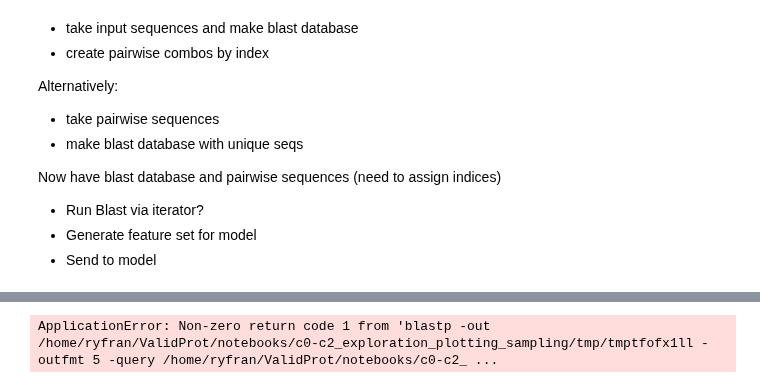
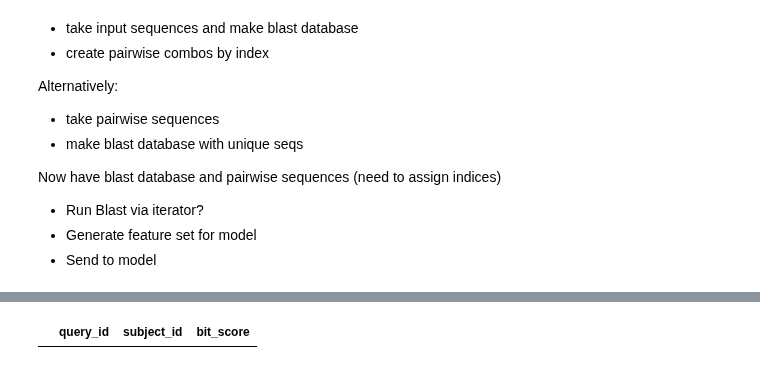
Before and after one commit to learn2therm/PairProphet, a Jupyter notebook: notebooks/c0-c2_exploration_plotting_sampling/OOP_wrapper.ipynb, the cells around one changed output, grey strips where cells are left out. Cells and saved outputs as stored; diff of their text form; code cells hidden in the pictures.

Commit message:
BLAST working but needs to be iterable.

```diff
--- a/notebooks/c0-c2_exploration_plotting_sampling/OOP_wrapper.ipynb
+++ b/notebooks/c0-c2_exploration_plotting_sampling/OOP_wrapper.ipynb
@@ -422,29 +219,4 @@ logger = logging.getLogger(__name__)
-# %%
-with BlastFiles(iter1, iter2) as (qname, sname, oname):
-    NcbiblastpCommandline(query=qname, db=sname, outfmt=5, out=oname, word_size=9, evalue=10000, max_target_seqs=100000)()
-    f = open(oname, 'r')
-    blast_result_records = NCBIXML.parse(f)
-    record1 = next(blast_result_records)
-    record2 = next(blast_result_records)
-
-    metrics = BlastMetrics(record2)
-    print(record2.query_length)
-
-    for m in [
-        'local_gap_compressed_percent_id',
-        'scaled_local_query_percent_id',
-        'scaled_local_symmetric_percent_id',
-        'local_E_value',
-        'query_align_start',
-        'query_align_end',
-        'subject_align_end',
-        'subject_align_start',
-        'query_align_len',
-        'query_align_cov',
-        'subject_align_len',
-        'subject_align_cov',
-        'bit_score'
-    ]:
-        print(metrics.compute_metric(m))
-# %% [output]
-ApplicationError: Non-zero return code 1 from 'blastp -out /home/ryfran/ValidProt/notebooks/c0-c2_exploration_plotting_sampling/tmp/tmptfofx1ll -outfmt 5 -query /home/ryfran/ValidProt/notebooks/c0-c2_ ...
+# %%
+metrics.compute_metric('bit_score')
+# %% [output]
+|  | query_id | subject_id | bit_score |
```
Also changed, not shown: parts of 23 cells of this notebook, 11 other files.
